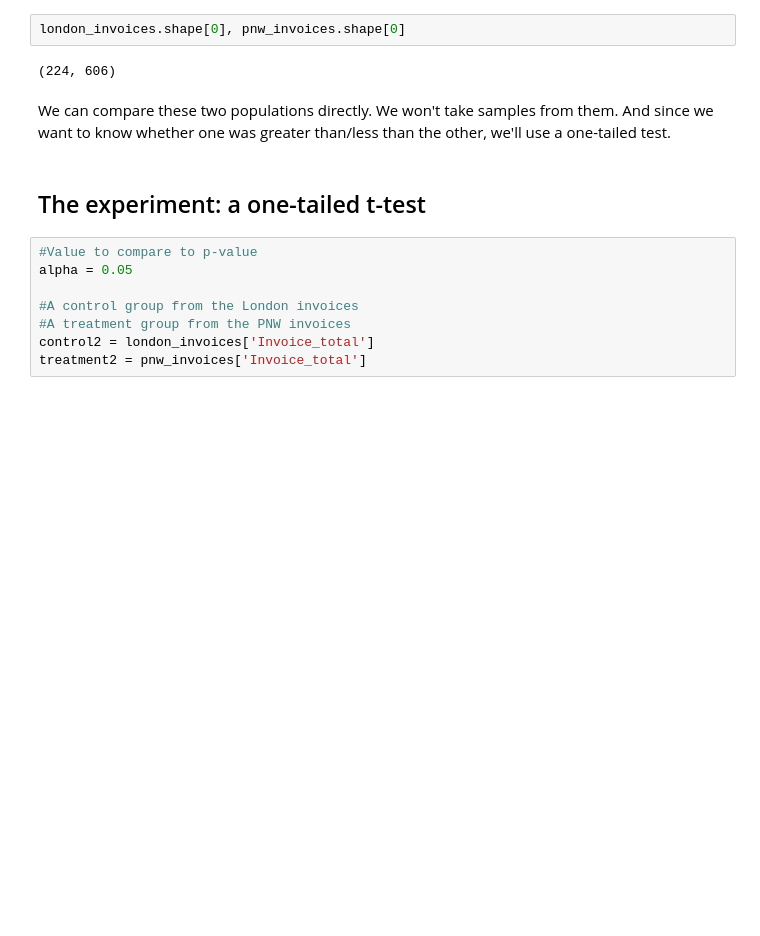
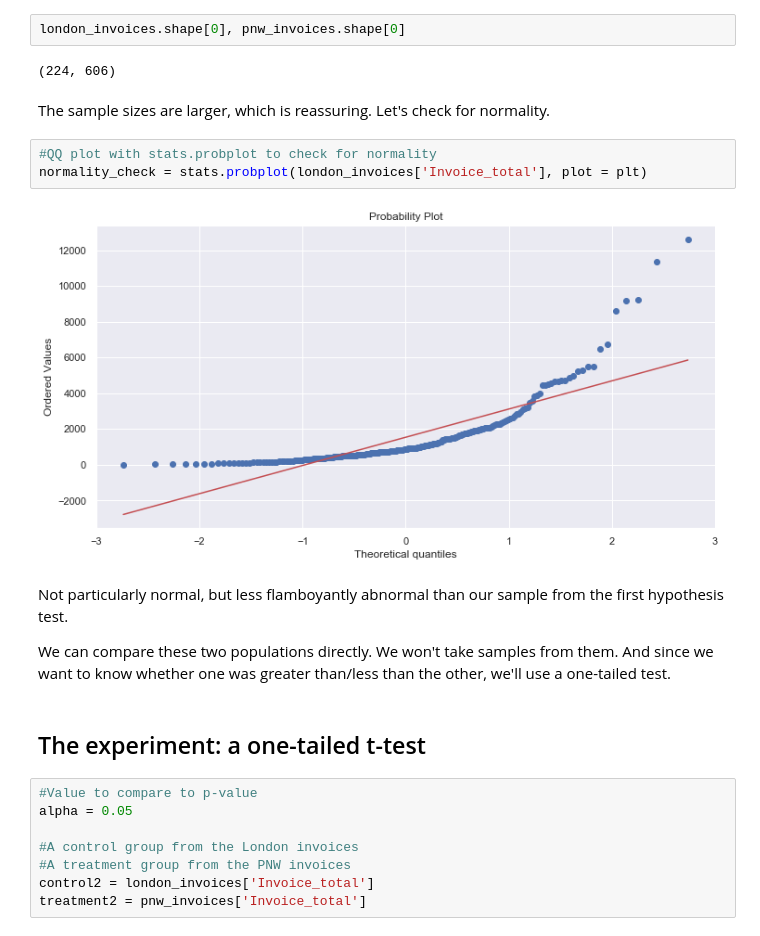
Before and after one commit to ssrosa/dsc-2-final-project-online-ds-pt-100118, a Jupyter notebook: student.ipynb, the cells around one changed output. Saved outputs shown, nothing was run; the diff lists cells and outputs as text; blank space fills up the shorter version.

```diff
--- a/student.ipynb
+++ b/student.ipynb
@@ -855,7 +802,16 @@ pnw_invoices.head()
 london_invoices.shape[0], pnw_invoices.shape[0]
 # %% [output]
 (224, 606)
+# %% [markdown]
+The sample sizes are larger, which is reassuring. Let's check for normality.
+# %%
+#QQ plot with stats.probplot to check for normality
+normality_check = stats.probplot(london_invoices['Invoice_total'], plot = plt)
+# %% [output]
+[figure, added]
 # %% [markdown]
+Not particularly normal, but less flamboyantly abnormal than our sample from the first hypothesis test.
+
 We can compare these two populations directly. We won't take samples from them. And since we want to know whether one was greater than/less than the other, we'll use a one-tailed test.
 # %% [markdown]
 ## The experiment: a one-tailed t-test
```
Also changed, not shown: parts of 39 cells of this notebook, 2 other files.
